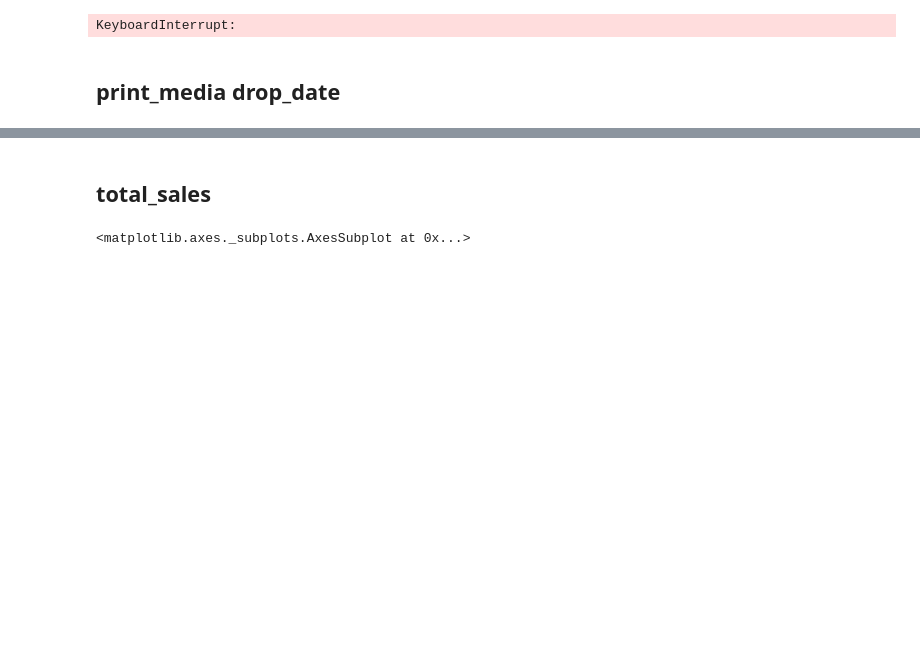
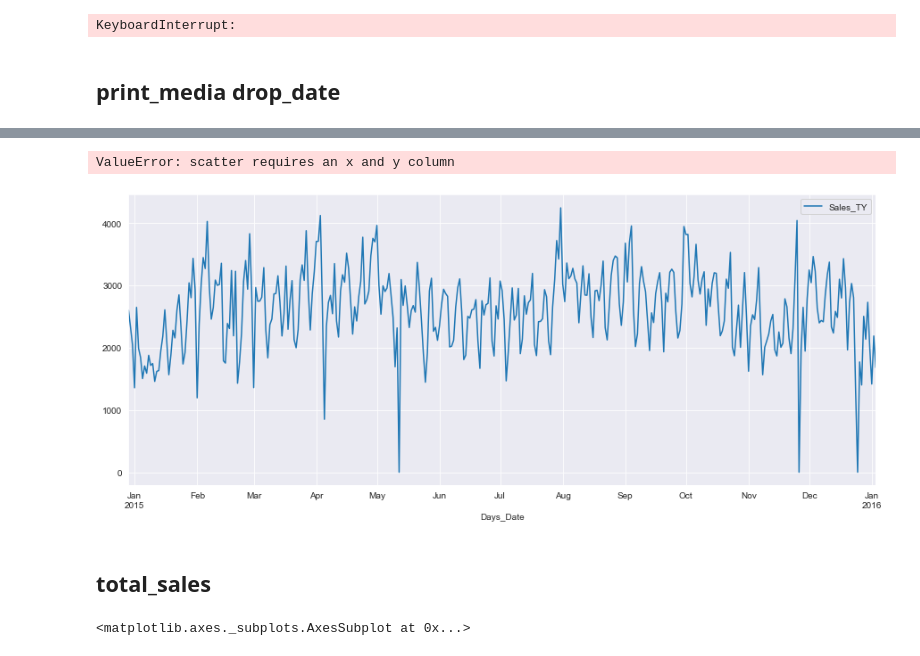
Before and after one commit to will4865/Inspire-Brands-Case-Study, a Jupyter notebook: technical-case-study.ipynb, the cells around one changed output, grey strips where cells are left out. Drawn from its saved outputs; the diff is of its cells as text; code cells hidden in the pictures; blank space fills up the shorter version.

```diff
--- a/technical-case-study.ipynb
+++ b/technical-case-study.ipynb
@@ -998,6 +977,0 @@ arg_sales
-# %%
-for x in np.arange(1,6):
-    plt.figure(figsize = (20,5))
-    sns.lineplot(arg_sales.loc[arg_sales['Rest_Number'] == x]['Days_Date'],
-             arg_sales.loc[arg_sales['Rest_Number'] == x]['Sales_TY'])
-    plt.show()
@@ -1009,0 +978,3 @@ for x in np.arange(1,6):
+# %%
+test_print_media = print_media.loc[(print_media['fiscal_year'] == 2015) &
+                                   (print_media['rest_number'] == 1)].set_index('drop_date')
@@ -1009,0 +992,4 @@ for x in np.arange(1,6):
+# %%
+test_sales = arg_sales.loc[(arg_sales['Fiscal_Year'] == 2015) &
+                           (arg_sales['Rest_Number'] == 1)].set_index('Days_Date')
+test_sales['sales_on_drop_day'] = [test_sales['Sales_TY'] if x in list(test_print_media.index) else None for x in test_sales.index]
@@ -1010,3 +999,9 @@ for x in np.arange(1,6):
+# %%
+test_sales.plot(kind = 'line', y = 'Sales_TY')
+test_sales.plot(kind = 'scatter', y = 'drop_day')
+# %% [output]
+ValueError: scatter requires an x and y column
+[figure, added]
 # %% [markdown]
 ## total_sales
 # %%
```
Also changed, not shown: parts of 8 cells of this notebook.
